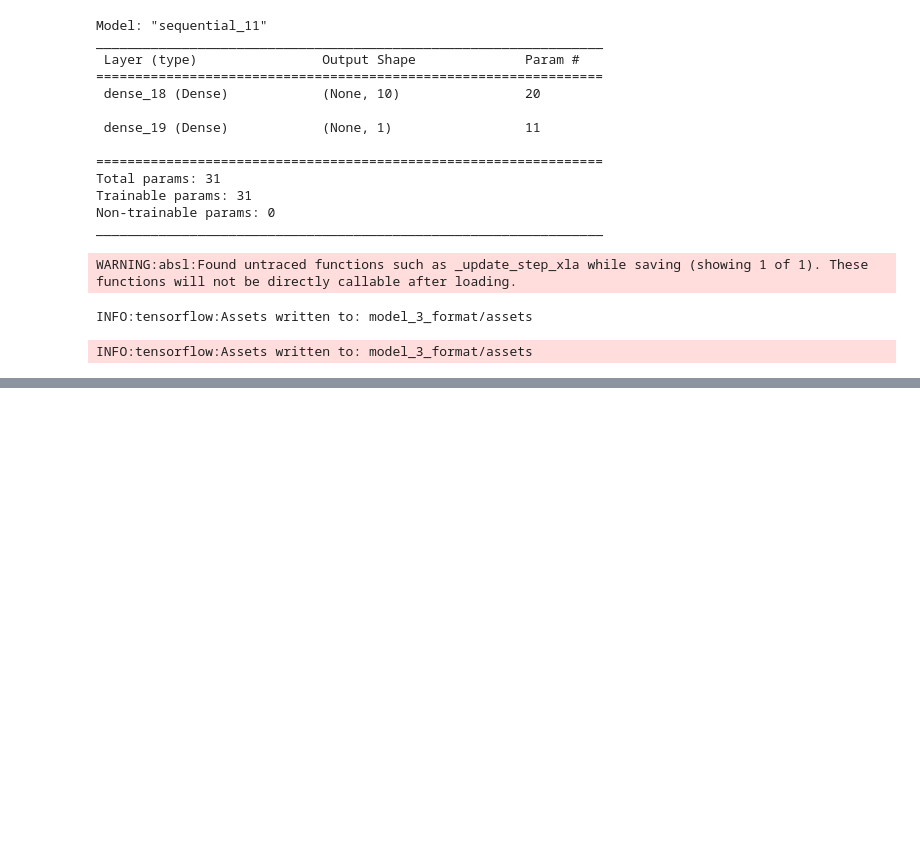
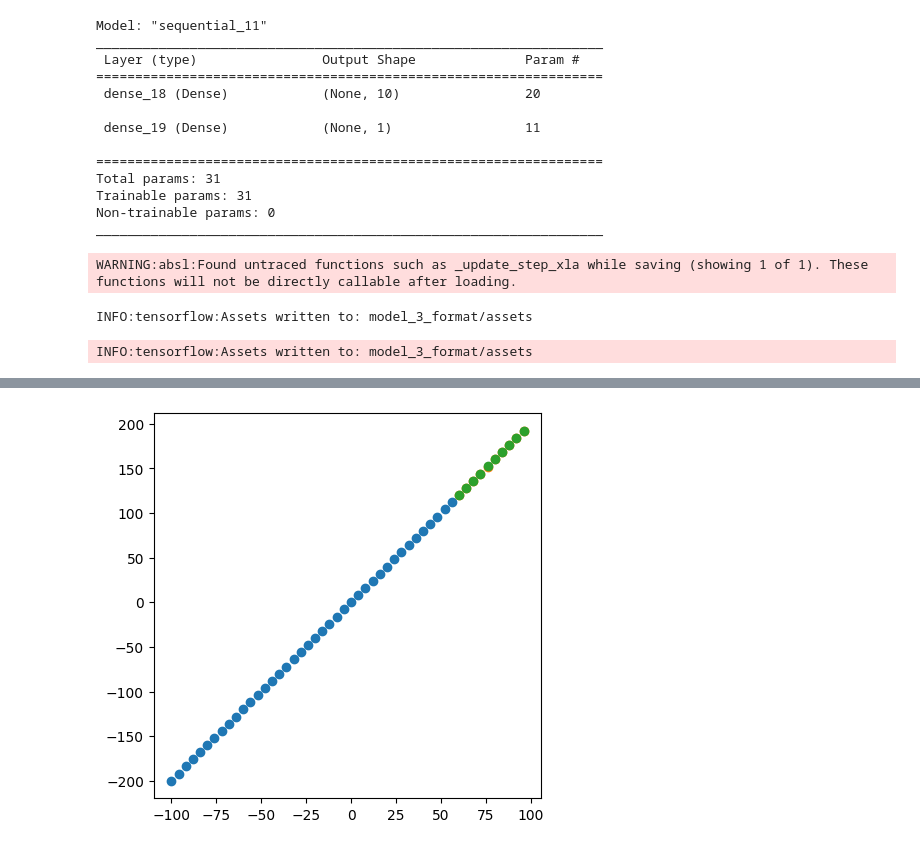
Before and after one commit to machiobrian/Night, a Jupyter notebook: reg_models.ipynb, the cells around one changed output, grey strips where cells are left out. Cells and saved outputs as stored; diff of their text form; code cells hidden in the pictures; blank space fills up the shorter version.

```diff
--- a/reg_models.ipynb
+++ b/reg_models.ipynb
@@ -596,0 +641,4 @@ model_3.save("model_3_hdf5_format.h5") - just a single file
+# %%
+plot_prediction(predictions=load_savedmodel_formt_preds)
+# %% [output]
+[figure, added]
```
Also changed, not shown: parts of 7 cells of this notebook, 3 other files.
